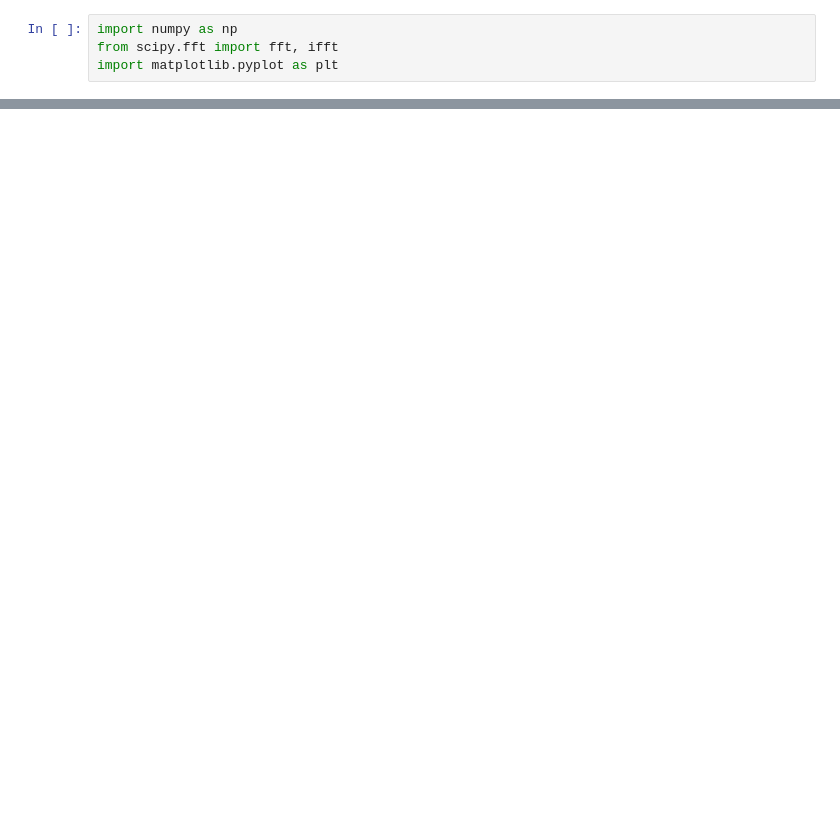
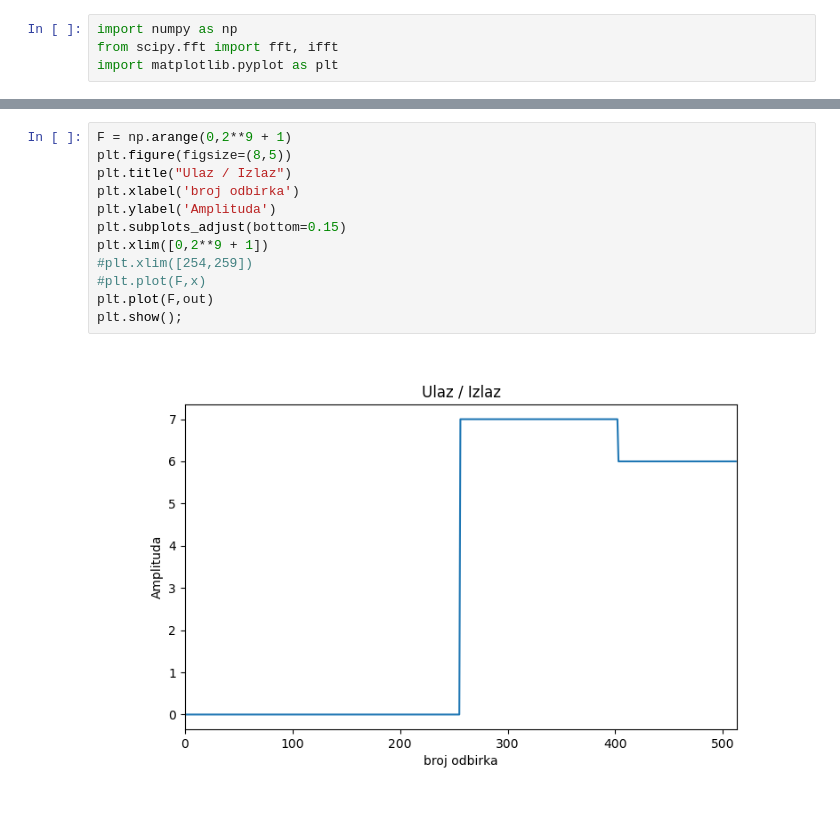
Before and after one commit to pznikola/InterpolatorAndFIRs, a Jupyter notebook: python/DS_v2.ipynb, the cells around one changed output, grey strips where cells are left out. Cells and saved outputs as stored; diff of their text form; blank space fills up the shorter version.

```diff
--- a/python/DS_v2.ipynb
+++ b/python/DS_v2.ipynb
@@ -56,0 +88,14 @@ plt.show();
+# %%
+F = np.arange(0,2**9 + 1)
+plt.figure(figsize=(8,5))
+plt.title("Ulaz / Izlaz")
+plt.xlabel('broj odbirka')
+plt.ylabel('Amplituda')
+plt.subplots_adjust(bottom=0.15)
+plt.xlim([0,2**9 + 1])
+#plt.xlim([254,259])
+#plt.plot(F,x)
+plt.plot(F,out)
+plt.show();
+# %% [output]
+[figure, added]
```
Also changed, not shown: parts of 11 cells of this notebook.
